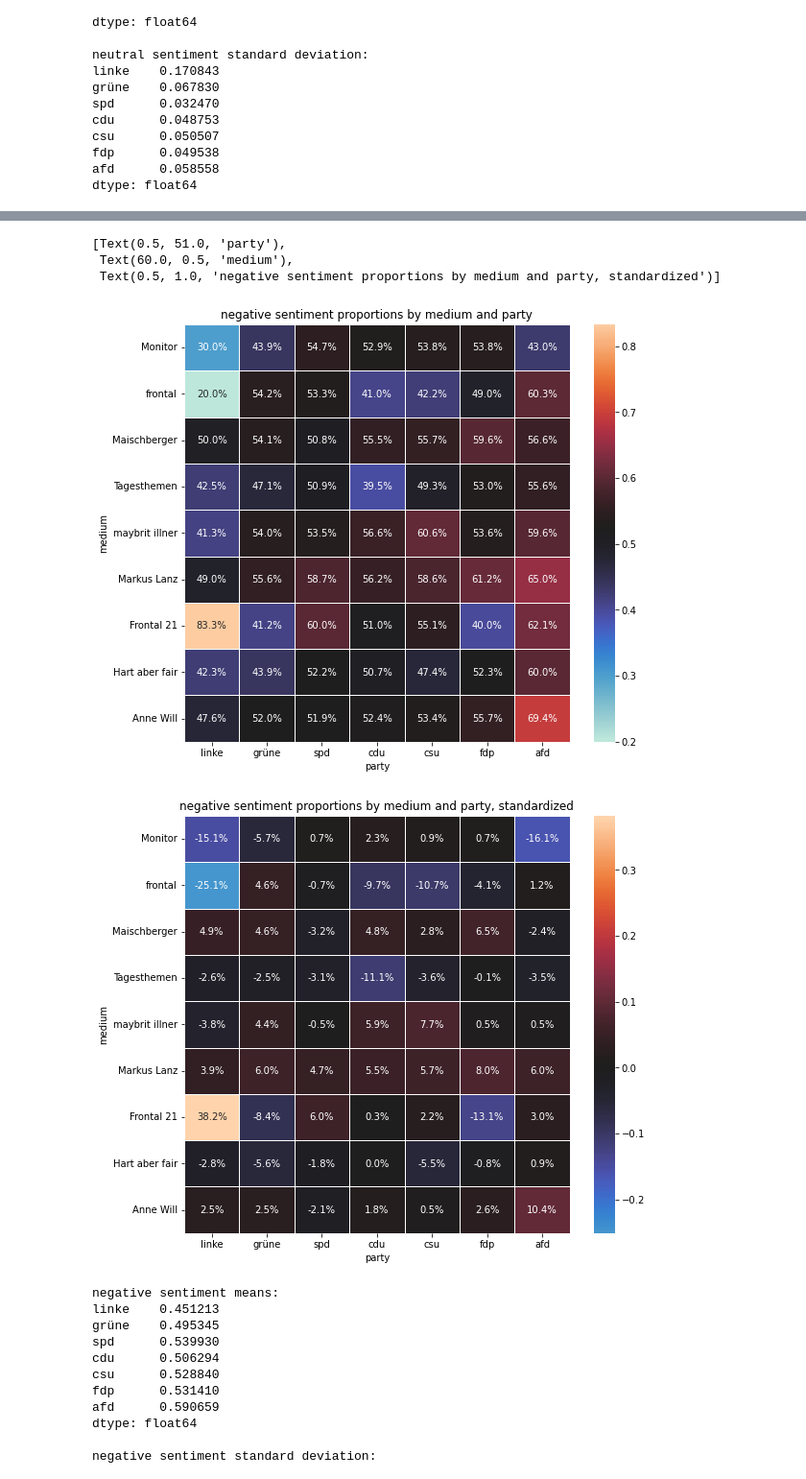
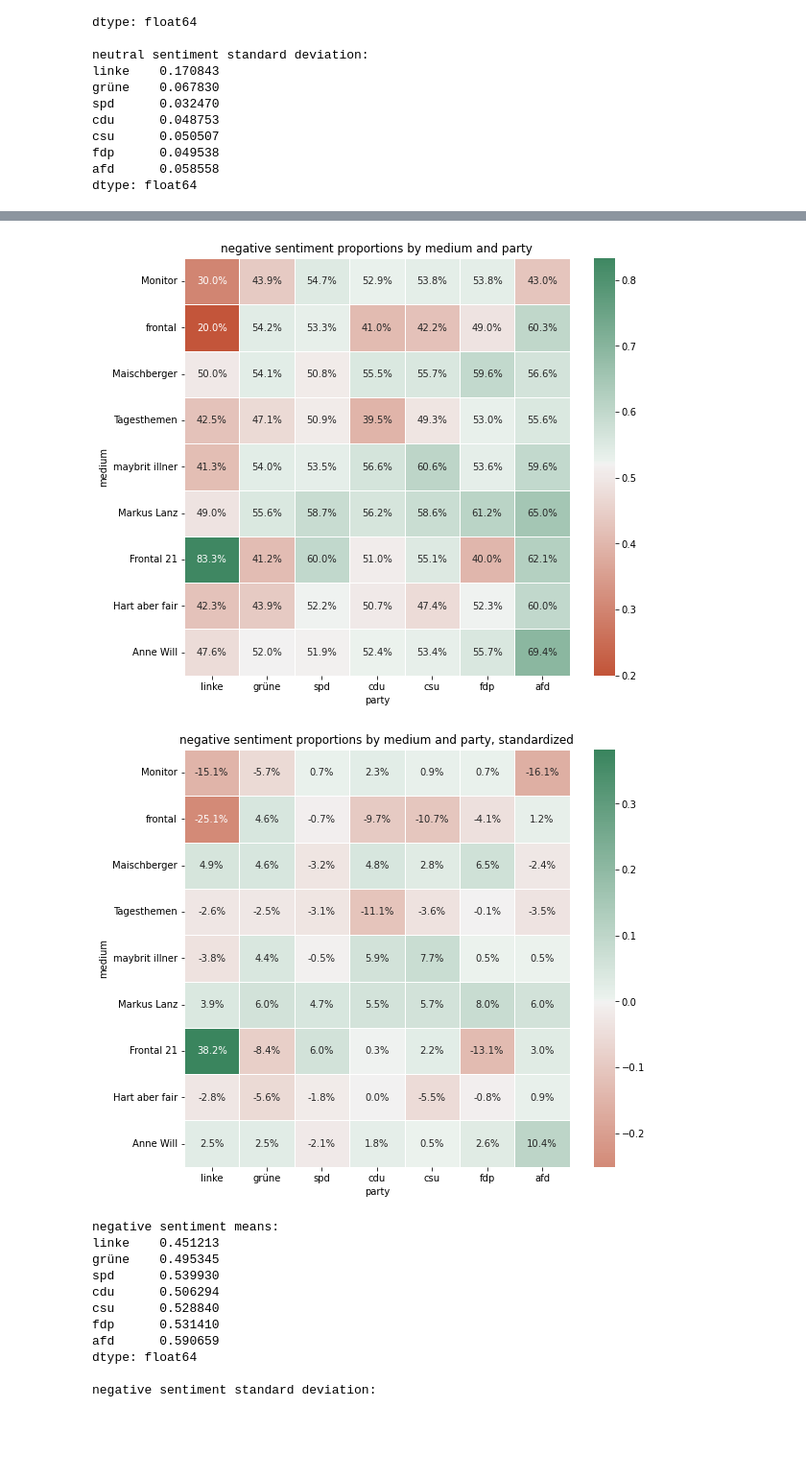
Before and after one commit to haukesteffen/media_bias_video_journalism, a Jupyter notebook: src/sentiment_tests.ipynb, the cells around one changed output, grey strips where cells are left out. Shown at 96% size. Cells and saved outputs as stored; diff of their text form; code cells hidden in the pictures; blank space fills up the shorter version.

```diff
--- a/src/sentiment_tests.ipynb
+++ b/src/sentiment_tests.ipynb
@@ -257,10 +223,10 @@ for party in search_terms.keys():
         neg.loc[medium, party] /= temp_df[medium]
 
 f, ax = plt.subplots(figsize=(9, 8))
-sns.heatmap(neg, annot=True, linewidths=.5, ax=ax, fmt=".1%", center=np.nanmean(neg))
+sns.heatmap(neg, annot=True, linewidths=.5, ax=ax, fmt=".1%", center=np.nanmean(neg), cmap=sns.diverging_palette(145, 20, as_cmap=True).reversed())
 ax.set(xlabel='party', ylabel='medium', title='negative sentiment proportions by medium and party')
 
 f, ax = plt.subplots(figsize=(9, 8))
-sns.heatmap(standardize_df(neg), annot=True, linewidths=.5, ax=ax, fmt=".1%", center=np.nanmean(standardize_df(neg)))
+sns.heatmap(standardize_df(neg), annot=True, linewidths=.5, ax=ax, fmt=".1%", center=np.nanmean(standardize_df(neg)), cmap=sns.diverging_palette(145, 20, as_cmap=True).reversed())
 ax.set(xlabel='party', ylabel='medium', title='negative sentiment proportions by medium and party, standardized')
 # %% [output]
@@ -284,8 +236,5 @@ To disable this warning, you can either:
-[Text(0.5, 51.0, 'party'),
- Text(60.0, 0.5, 'medium'),
- Text(0.5, 1.0, 'negative sentiment proportions by medium and party, standardized')]
-[figure, old version]
+[figure, new version]
-[figure, old version]
+[figure, new version]
 # %%
 print(f"negative sentiment means:\n{neg.mean()}\n\nnegative sentiment standard deviation:\n{neg.std()}")
 # %% [output]
```
Also changed, not shown: parts of 3 cells of this notebook.
